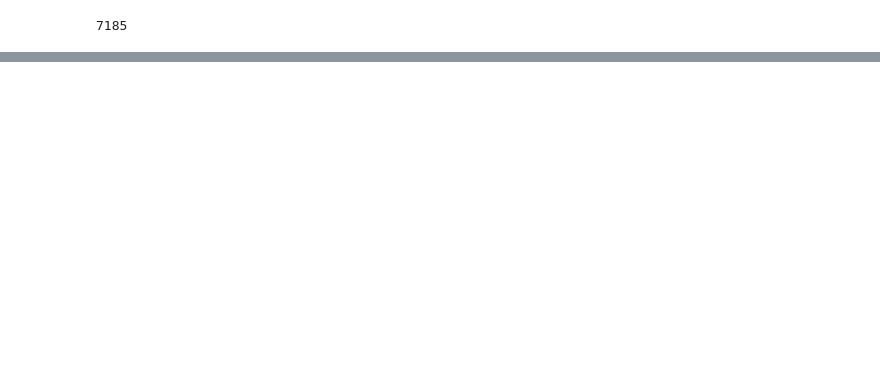
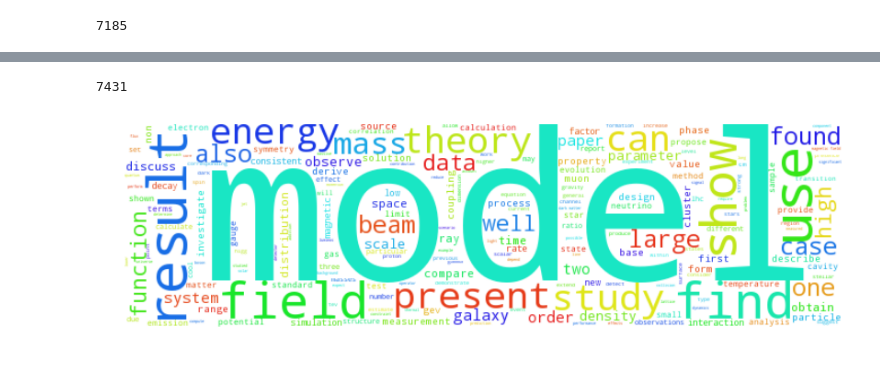
Before and after one commit to inspirehep/invenio-trends, a Jupyter notebook: research/Termvectors.ipynb, the cells around one changed output, grey strips where cells are left out. Drawn from its saved outputs; the diff is of its cells as text; code cells hidden in the pictures; blank space fills up the shorter version.

```diff
--- a/research/Termvectors.ipynb
+++ b/research/Termvectors.ipynb
@@ -99,0 +129,14 @@ plt.imshow(WordCloud(width=700, background_color='white').generate_from_frequenc
+# %%
+def interval_ids(date, days=7):
+    start_date = datetime.strptime(date, '%Y-%m-%d')
+    end_date = start_date + timedelta(days=days)
+    q = Search(index='hep-analysis') \
+        .fields(['self_recid']) \
+        .filter('range', earliest_date={'gte': start_date, 'lt': end_date}) \
+        .filter('exists', field='abstracts.value')
+
+    res = []
+    for e in q.scan():
+        res.append(e.meta.id)
+
+    return res
@@ -99,0 +164,27 @@ plt.imshow(WordCloud(width=700, background_color='white').generate_from_frequenc
+# %%
+def fold_vectors(vectors):
+    words = {}
+    for vec in vectors:
+        for word, freqs in vec.items():
+            if word in words:
+                #assert words[word]['term_total'] == freqs['ttf']
+                #assert words[word]['doc_total'] == freqs['doc_freq']
+                #words[word]['history'].append(freqs['doc_freq'])
+                words[word]['term_freq'] += freqs['term_freq']
+                words[word]['doc_freq'] += 1
+            else:
+                words[word] = {
+                    'term_total': freqs['ttf'], # estimate
+                    'doc_total': freqs['doc_freq'], # estimate
+                    'term_freq': freqs['term_freq'],
+                    'doc_freq': 1,
+                    #'history': [freqs['doc_freq']],
+                }
+    return words
+# %%
+words13 = fold_vectors(term_vectors(interval_ids('2013-05-01'), 'abstracts.value'))
+words14 = fold_vectors(term_vectors(interval_ids('2014-05-01'), 'abstracts.value'))
+# %%
+len([k for k, v in words13.items() if v['term_freq'] > 5])
+# %% [output]
+7431
@@ -99,0 +193,10 @@ plt.imshow(WordCloud(width=700, background_color='white').generate_from_frequenc
+# %%
+def cloud(freqs):
+    image = WordCloud(width=700, background_color='white') \
+        .generate_from_frequencies(freqs)
+    plt.axis("off")
+    plt.imshow(image)
+# %%
+cloud([(k, v['term_freq']) for k, v in words13.items()])
+# %% [output]
+[figure, added]
```
Also changed, not shown: parts of 16 cells of this notebook, 1 other file.
